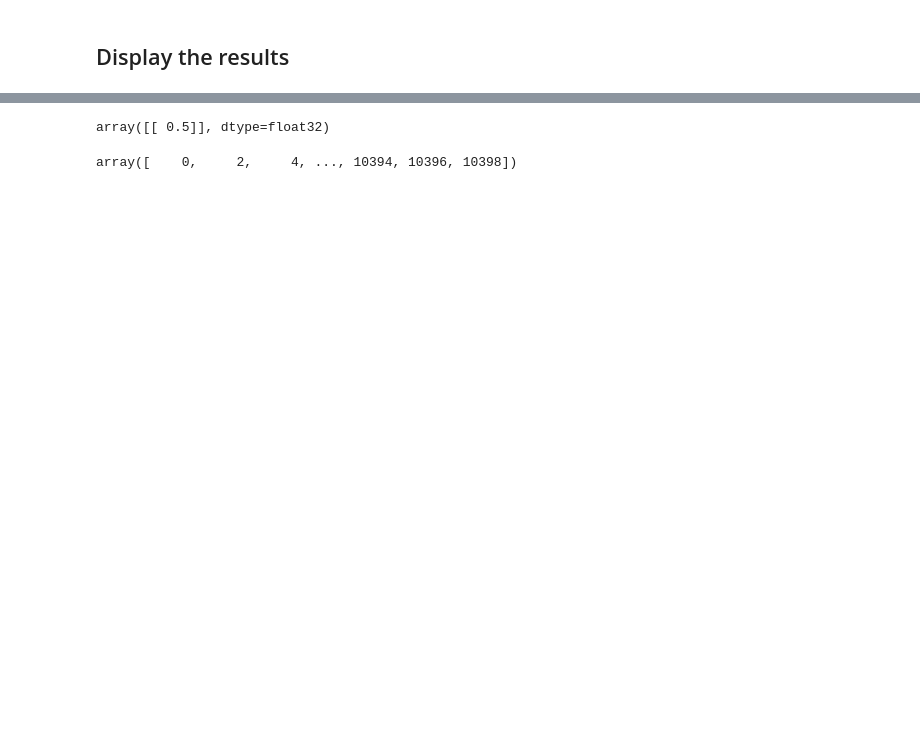
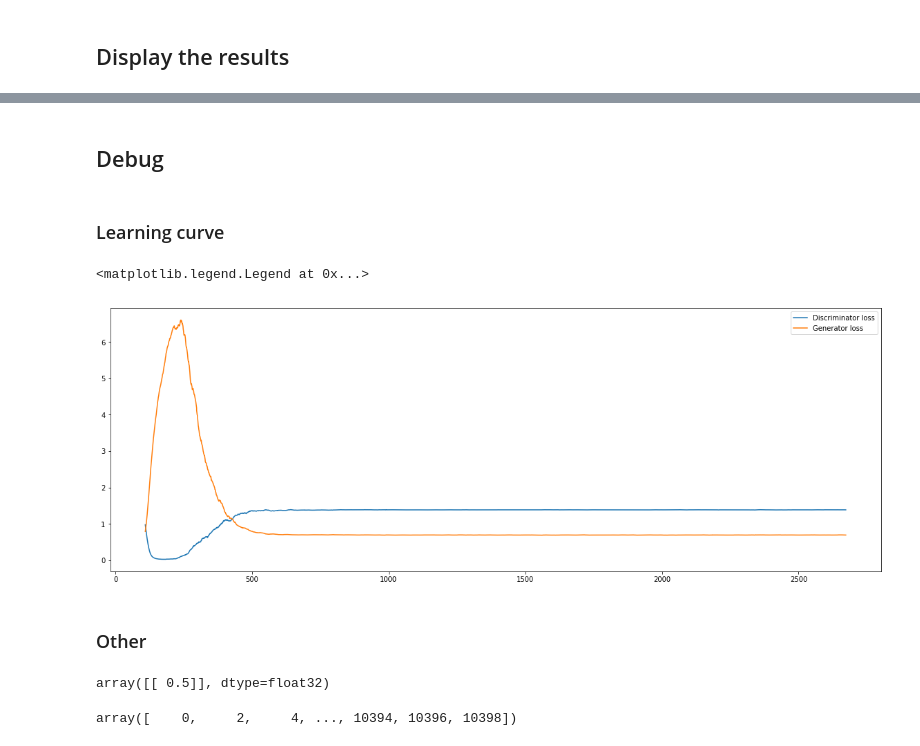
Before and after one commit to artix41/transfer-learning-algorithms, a Jupyter notebook: adda/gaussian.ipynb, the cells around one changed output, grey strips where cells are left out. Drawn from its saved outputs; the diff is of its cells as text; code cells hidden in the pictures; blank space fills up the shorter version.

```diff
--- a/adda/gaussian.ipynb
+++ b/adda/gaussian.ipynb
@@ -257,3 +258,22 @@ f.savefig("screenshots/D2-2-10-T1-2_v2.png")
+# %% [markdown]
+## Debug
+# %% [markdown]
+### Learning curve
+# %%
+k = 10
+def smooth(x_list):
+    return np.array([1/(2*k) * np.sum([x_list[i+j] for j in range(-k, k)]) for i in range(k, len(x_list)-k)])
+
+plt.rcParams['figure.figsize'] = (20, 7)
+
+plt.plot(iter_list[k:-k], smooth(D_loss_list), label="Discriminator loss")
+plt.plot(iter_list[k:-k], smooth(G_loss_list), label="Generator loss")
+plt.legend()
+# %% [output]
+<matplotlib.legend.Legend at 0x...>
+[figure, added]
+# %% [markdown]
+### Other
 # %%
 sess.run(D_target, feed_dict={T_input: np.array([[0,0]])})
 # %% [output]
```
Also changed, not shown: parts of 6 cells of this notebook, 3 other files.
